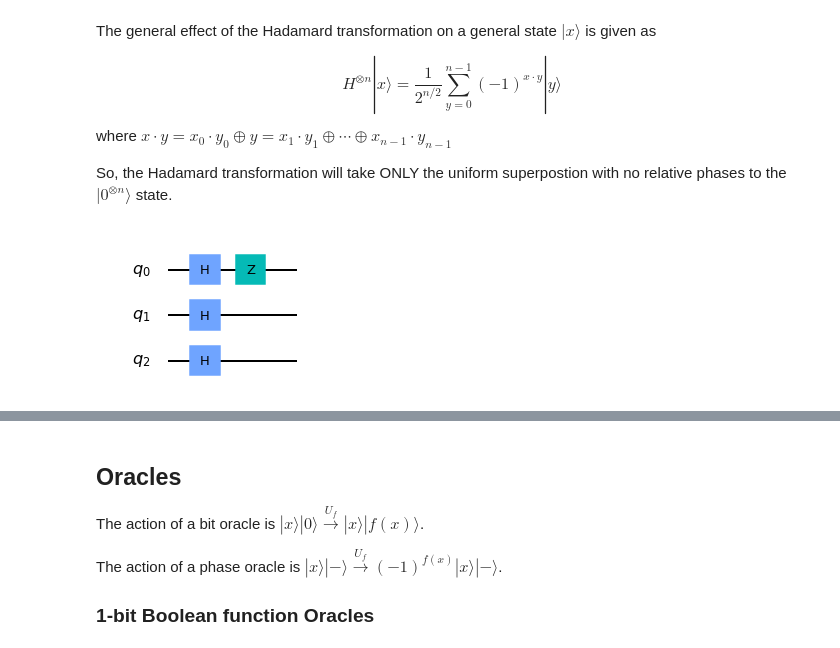
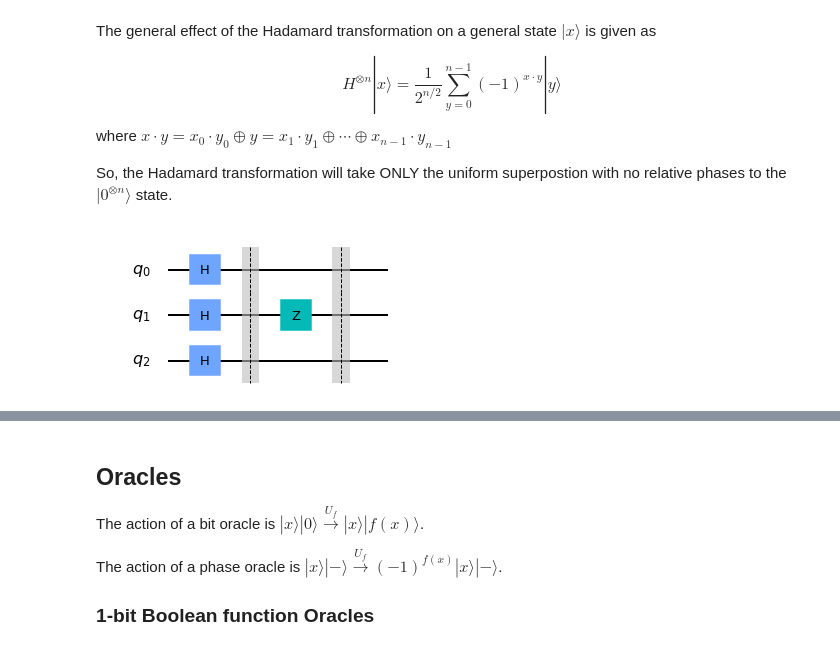
Before and after one commit to gitkarma/quantum-computing-course, a Jupyter notebook: notebooks/algorithms.ipynb, the cells around one changed output, grey strips where cells are left out. Drawn from its saved outputs; the diff is of its cells as text; code cells hidden in the pictures.

```diff
--- a/notebooks/algorithms.ipynb
+++ b/notebooks/algorithms.ipynb
@@ -36,12 +36,14 @@ So, the Hadamard transformation will take ONLY the uniform superpostion with no
 # %%
 qch = QuantumCircuit(3)
 # State Preparation
 qch.h(range(3))
-qch.z(0)
+qch.barrier()
+qch.z(1)
+qch.barrier()
 # qch.h(range(3))
 qch.draw(output='mpl')
 # %% [output]
-[figure, old version]
+[figure, new version]
 # %%
 jobh = execute(qch.reverse_bits(), backend=StatevectorSimulator())
 sv = jobh.result().get_statevector()
```
Also changed, not shown: parts of 3 cells of this notebook, 2 other files.
